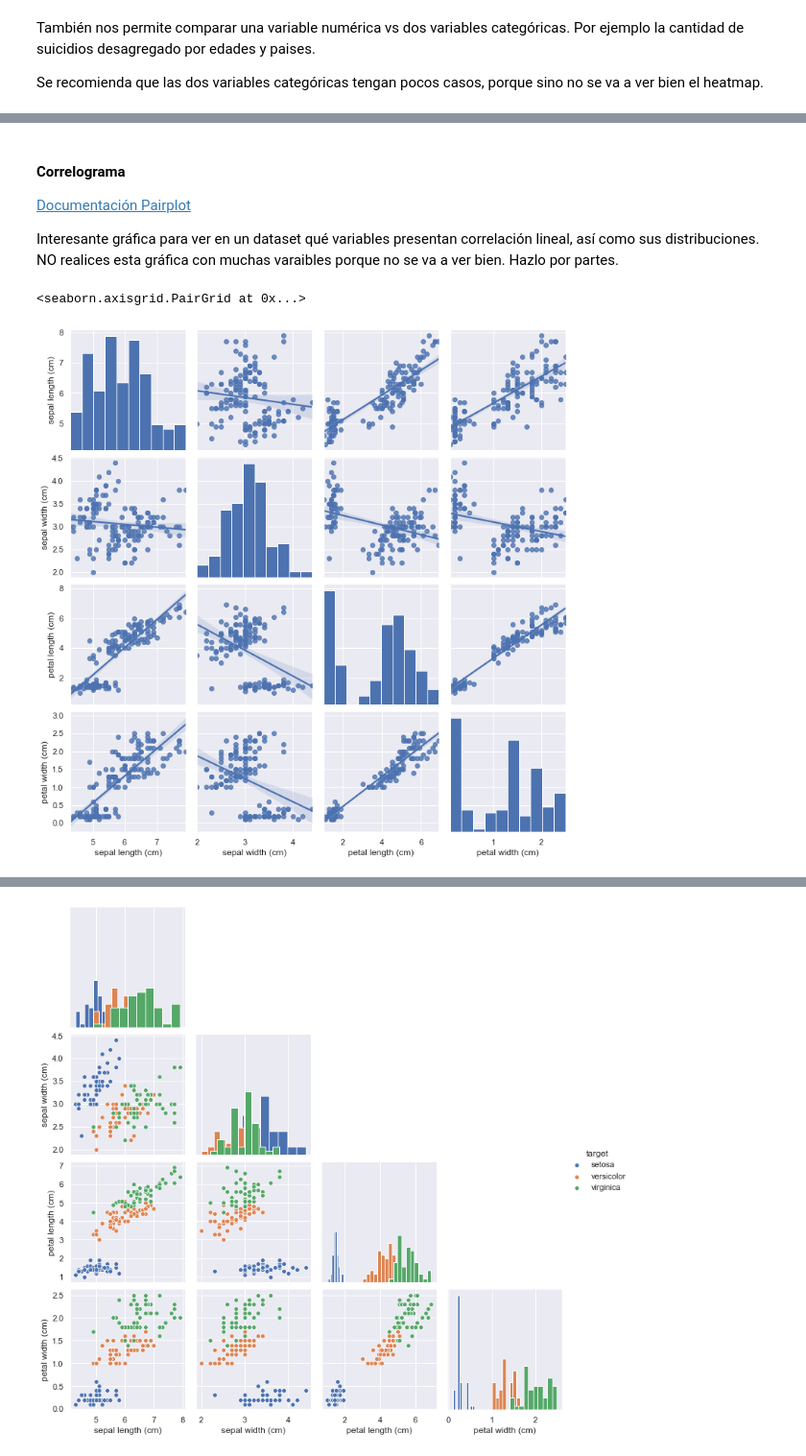
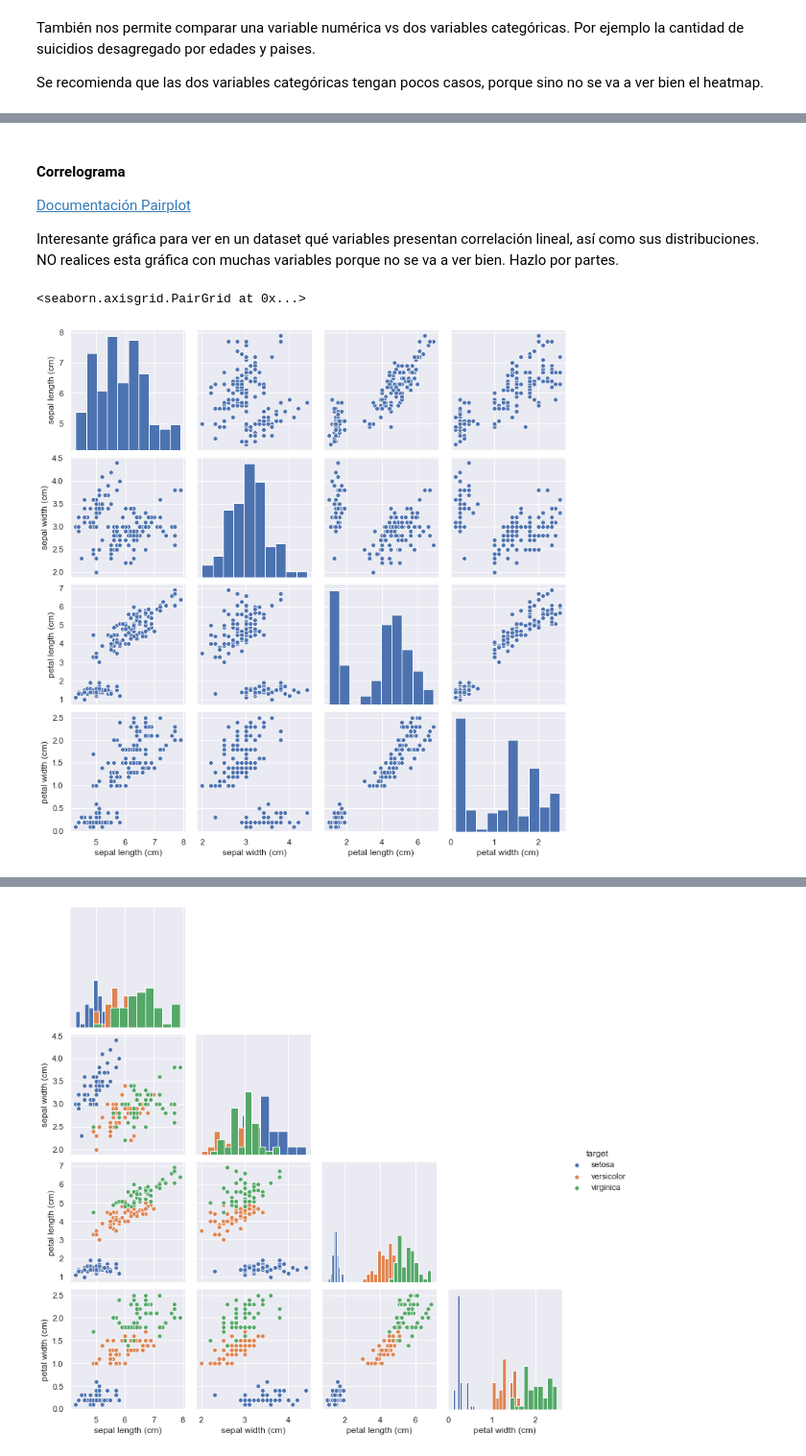
Before and after one commit to franciscocanon-thebridge/bootcamp_thebridge_PTSep20, a Jupyter notebook: Bloque 2 - Data_Analyst/04_Visualización/03_Seaborn/01_EDA Seaborn.ipynb, the cells around one changed output, grey strips where cells are left out. Shown at 96% size. Drawn from its saved outputs; the diff is of its cells as text; code cells hidden in the pictures.

```diff
--- a/Bloque 2 - Data_Analyst/04_Visualización/03_Seaborn/01_EDA Seaborn.ipynb
+++ b/Bloque 2 - Data_Analyst/04_Visualización/03_Seaborn/01_EDA Seaborn.ipynb
@@ -520,10 +501,11 @@ sns.heatmap(data,
 
 [Documentación Pairplot](https://seaborn.pydata.org/generated/seaborn.pairplot.html)
 
-Interesante gráfica para ver en un dataset qué variables presentan correlación lineal, así como sus distribuciones. NO realices esta gráfica con muchas varaibles porque no se va a ver bien. Hazlo por partes.
+Interesante gráfica para ver en un dataset qué variables presentan correlación lineal, así como sus distribuciones. NO realices esta gráfica con muchas variables porque no se va a ver bien. Hazlo por partes.
 # %%
 sns.pairplot(iris_df,
-            kind='reg')
+#             kind='reg'
+            )
 # %% [output]
 <seaborn.axisgrid.PairGrid at 0x...>
-[figure, old version]
+[figure, new version]
```
Also changed, not shown: parts of 55 cells of this notebook.
